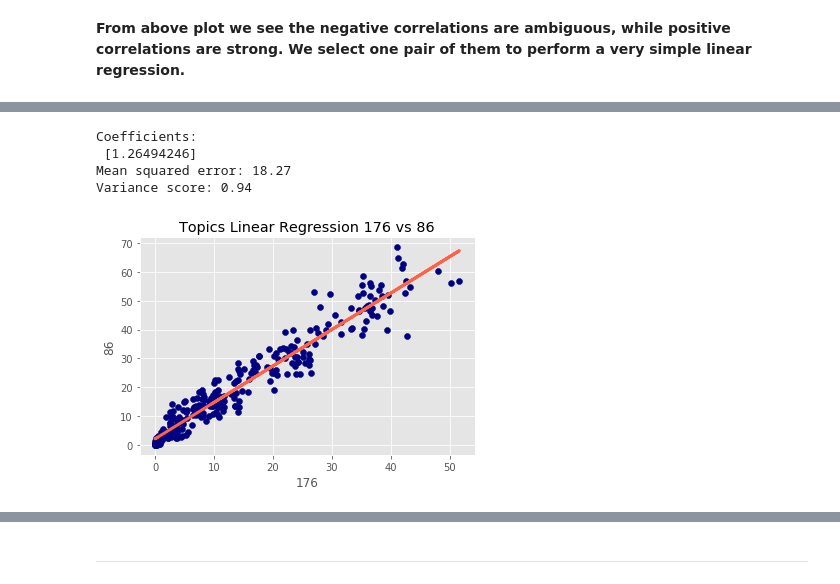
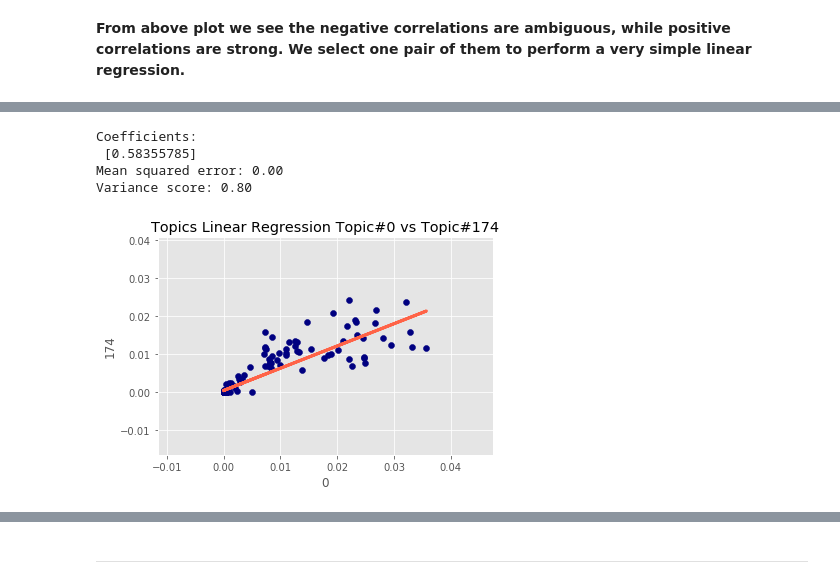
Before and after one commit to xandercai/papers-past-topic-modeling, a Jupyter notebook: 7-applying/1-regress.ipynb, the cells around one changed output, grey strips where cells are left out. Saved outputs shown, nothing was run; the diff lists cells and outputs as text; code cells hidden in the pictures.

```diff
--- a/7-applying/1-regress.ipynb
+++ b/7-applying/1-regress.ipynb
@@ -79,9 +78,9 @@ path = r'../models/train/topicKeys.txt'
 df_topics = (pd.read_table(path,
                            header=None,
                            index_col=None,
-                           names = ['topic', 'weight', 'keywords'],
+                           names = ['topic_', 'weight_', 'keywords_'],
                            encoding='utf8')
-             .sort_values(by='topic')
+             .sort_values(by='topic_')
              .reset_index(drop=True))
 
 topics_shape = df_topics.shape
@@ -125,4 +124,5 @@ Shape of dataframe:(1814086, 201)
 # %%
+# doc-weight-month matrix
 df = (df_doctopic
       .join(df_meta, df_doctopic.id == df_meta.id_)
       .withColumn('time', F.date_format('date', 'yyyy-MM'))
@@ -131,17 +131,7 @@ df = (df_doctopic
       .drop('region')
       .drop('date')
       .orderBy('time')
-      .groupBy('time')
-      .sum()
-      .drop('time')
       )
 
-df = df.toPandas()
-
-columns = [str(x) for x in list(range(topic_number))]
-df.columns = columns
-
-print('Shape of dataframe:', df.shape)
-
-df.head()
+df.limit(5).toPandas().head()
 # %% [output]
@@ -155,0 +145,15 @@ Shape of dataframe: (1234, 200)
+# %%
+# avg-weight-month matrix
+df = (df
+      .groupBy('time')
+      .avg()
+      .orderBy('time'))
+
+df = df.toPandas()
+
+columns = [str(x) for x in list(range(topic_number))]
+columns.insert(0, 'time')
+df.columns = columns
+
+print('Shape of dataframe:', df.shape)
+df.head()
@@ -317,19 +401,19 @@ print("Mean squared error: {:.2f}".format(mean_squared_error(yTest, yPred)))
 print('Variance score: {:.2f}'.format(r2_score(yTest, yPred)))
 # %% [output]
 Coefficients:
- [1.26494246]
-Mean squared error: 18.27
-Variance score: 0.94
+ [0.58355785]
+Mean squared error: 0.00
+Variance score: 0.80
 # %%
 # Plot outputs
 plt.scatter(xTest, yTest,  color='navy')
 plt.plot(xTest, yPred, color='tomato', linewidth=3)
 
 plt.grid(True)
-plt.title('Topics Linear Regression {} vs {}'.format(pair[0], pair[1]))
+plt.title('Topics Linear Regression Topic#{} vs Topic#{}'.format(pair[0], pair[1]))
 plt.xlabel(pair[0])
 plt.ylabel(pair[1])
 plt.show()
 # %% [output]
-[figure, old version]
+[figure, new version]
 # %% [markdown]
```
Also changed, not shown: parts of 25 cells of this notebook, 1 other file.
